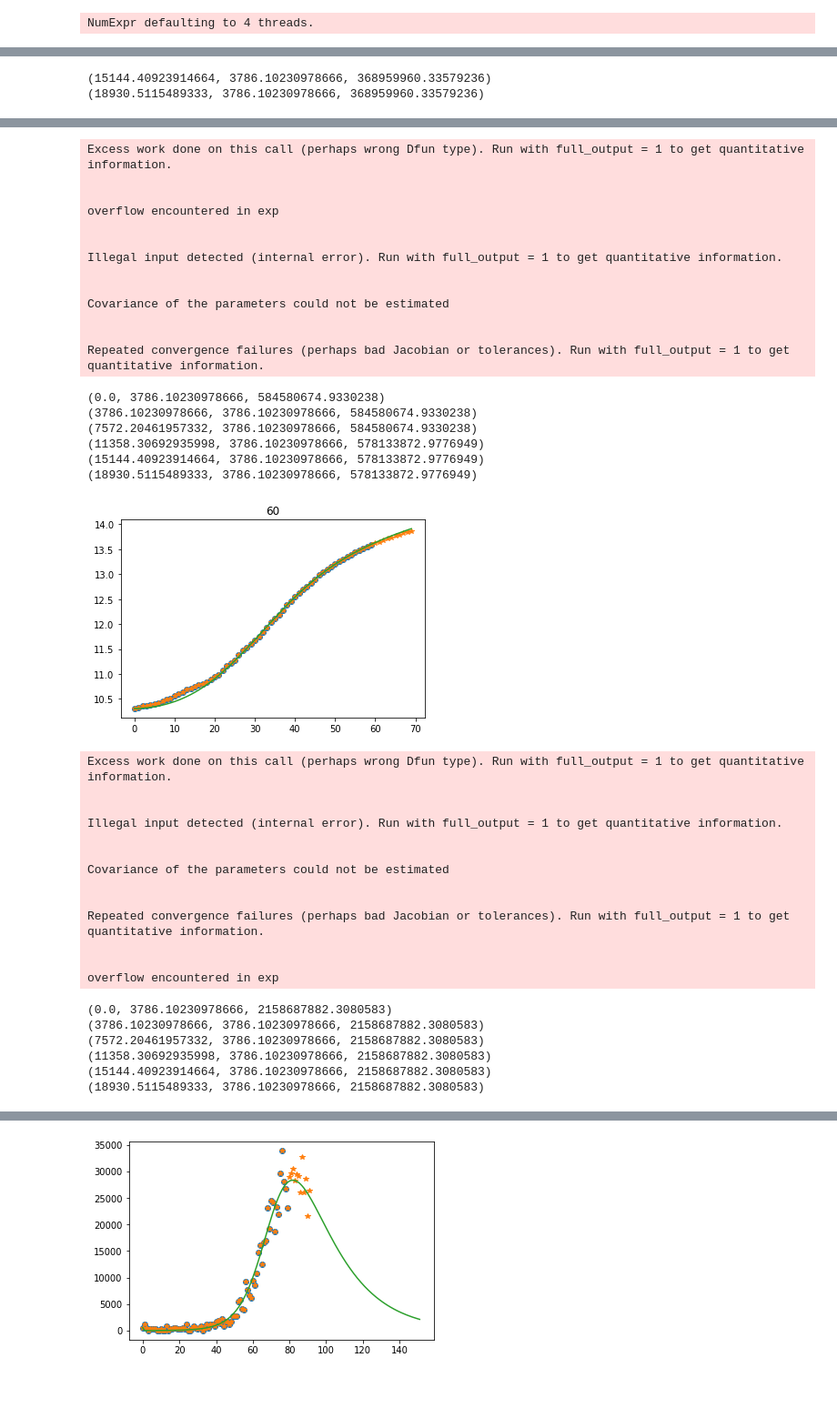
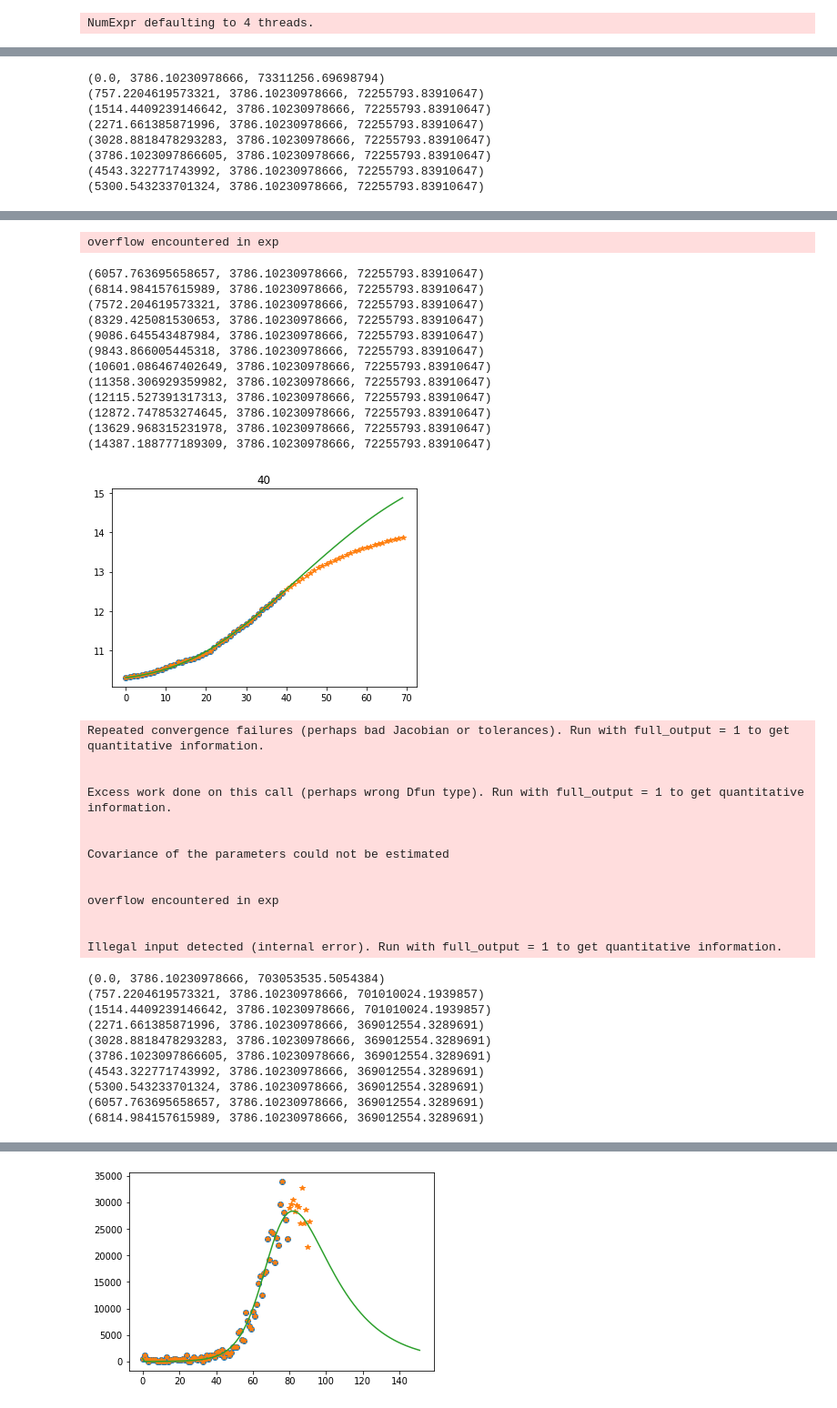
Before and after one commit to QuocTran/COVID-19, a Jupyter notebook: prognosis/Try_SEIR.ipynb, the cells around one changed output, grey strips where cells are left out. Shown: that part at 91% size. Drawn from its saved outputs; the diff is of its cells as text; code cells hidden in the pictures.

```diff
--- a/prognosis/Try_SEIR.ipynb
+++ b/prognosis/Try_SEIR.ipynb
@@ -45,8 +32,12 @@ start_date ='20200420'
 # %%
+Infected = (100/mu.DEATH_RATE)*daily_metrics.death
+relax_date='20200511'
+Cases = Infected.cumsum()
+#Cases = Cases[Cases.index>=relax_date].dropna()
+start_date ='20200420'
 C = np.array(Cases.iloc[:])
 N = 38430000 # the population of Iraq
-#SEIR.N = 38430000 # the population of Iraq
 r0 = cum_metrics.infected[start_date]
 i0=C[0]-r0
 I0 = [i0]
-E0 = i0 * range(6)
+E0 = i0*0.2*range(10)
@@ -65,6 +103,5 @@ len(C)
 # %%
-
-for n_data_point in [50,60, 70]:
+for n_data_point in [30, 40, 50, 60]:
     Cpast = C[0:n_data_point]
 
     best = np.inf
@@ -74,7 +111,7 @@ for n_data_point in [50,60, 70]:
     for e0 in E0:
         for i0 in I0:
             y0 = [N-e0-i0-r0, e0, i0, r0]
-            opt, val = SEIR.minimization(y0, t, Cpast, N, 30)
+            opt, val = SEIR.minimization(y0, t, Cpast, N, 50)
             if (val < best):
                 besty0 = y0
                 res = opt
@@ -108,2 +174,8 @@ overflow encountered in exp
-(15144.40923914664, 3786.10230978666, 368959960.33579236)
-(18930.5115489333, 3786.10230978666, 368959960.33579236)
+(0.0, 3786.10230978666, 73311256.69698794)
+(757.2204619573321, 3786.10230978666, 72255793.83910647)
+(1514.4409239146642, 3786.10230978666, 72255793.83910647)
+(2271.661385871996, 3786.10230978666, 72255793.83910647)
+(3028.8818478293283, 3786.10230978666, 72255793.83910647)
+(3786.1023097866605, 3786.10230978666, 72255793.83910647)
+(4543.322771743992, 3786.10230978666, 72255793.83910647)
+(5300.543233701324, 3786.10230978666, 72255793.83910647)
@@ -111,39 +182,37 @@ overflow encountered in exp
-Excess work done on this call (perhaps wrong Dfun type). Run with full_output = 1 to get quantitative information.
-
-
 overflow encountered in exp
-
-
-Illegal input detected (internal error). Run with full_output = 1 to get quantitative information.
-
-
-Covariance of the parameters could not be estimated
-
-
-Repeated convergence failures (perhaps bad Jacobian or tolerances). Run with full_output = 1 to get quantitative information.
-(0.0, 3786.10230978666, 584580674.9330238)
-(3786.10230978666, 3786.10230978666, 584580674.9330238)
-(7572.20461957332, 3786.10230978666, 584580674.9330238)
-(11358.30692935998, 3786.10230978666, 578133872.9776949)
-(15144.40923914664, 3786.10230978666, 578133872.9776949)
-(18930.5115489333, 3786.10230978666, 578133872.9776949)
+(6057.763695658657, 3786.10230978666, 72255793.83910647)
+(6814.984157615989, 3786.10230978666, 72255793.83910647)
+(7572.204619573321, 3786.10230978666, 72255793.83910647)
+(8329.425081530653, 3786.10230978666, 72255793.83910647)
+(9086.645543487984, 3786.10230978666, 72255793.83910647)
+(9843.866005445318, 3786.10230978666, 72255793.83910647)
+(10601.086467402649, 3786.10230978666, 72255793.83910647)
+(11358.306929359982, 3786.10230978666, 72255793.83910647)
+(12115.527391317313, 3786.10230978666, 72255793.83910647)
+(12872.747853274645, 3786.10230978666, 72255793.83910647)
+(13629.968315231978, 3786.10230978666, 72255793.83910647)
+(14387.188777189309, 3786.10230978666, 72255793.83910647)
-[figure, old version]
+[figure, new version]
-Excess work done on this call (perhaps wrong Dfun type). Run with full_output = 1 to get quantitative information.
+Repeated convergence failures (perhaps bad Jacobian or tolerances). Run with full_output = 1 to get quantitative information.
 
 
-Illegal input detected (internal error). Run with full_output = 1 to get quantitative information.
+Excess work done on this call (perhaps wrong Dfun type). Run with full_output = 1 to get quantitative information.
 
 
 Covariance of the parameters could not be estimated
 
 
-Repeated convergence failures (perhaps bad Jacobian or tolerances). Run with full_output = 1 to get quantitative information.
+overflow encountered in exp
 
 
-overflow encountered in exp
+Illegal input detected (internal error). Run with full_output = 1 to get quantitative information.
-(0.0, 3786.10230978666, 2158687882.3080583)
-(3786.10230978666, 3786.10230978666, 2158687882.3080583)
-(7572.20461957332, 3786.10230978666, 2158687882.3080583)
-(11358.30692935998, 3786.10230978666, 2158687882.3080583)
-(15144.40923914664, 3786.10230978666, 2158687882.3080583)
-(18930.5115489333, 3786.10230978666, 2158687882.3080583)
+(0.0, 3786.10230978666, 703053535.5054384)
+(757.2204619573321, 3786.10230978666, 701010024.1939857)
+(1514.4409239146642, 3786.10230978666, 701010024.1939857)
+(2271.661385871996, 3786.10230978666, 369012554.3289691)
+(3028.8818478293283, 3786.10230978666, 369012554.3289691)
+(3786.1023097866605, 3786.10230978666, 369012554.3289691)
+(4543.322771743992, 3786.10230978666, 369012554.3289691)
+(5300.543233701324, 3786.10230978666, 369012554.3289691)
+(6057.763695658657, 3786.10230978666, 369012554.3289691)
+(6814.984157615989, 3786.10230978666, 369012554.3289691)
```
Also changed, not shown: parts of 14 cells of this notebook, 2 other files.
